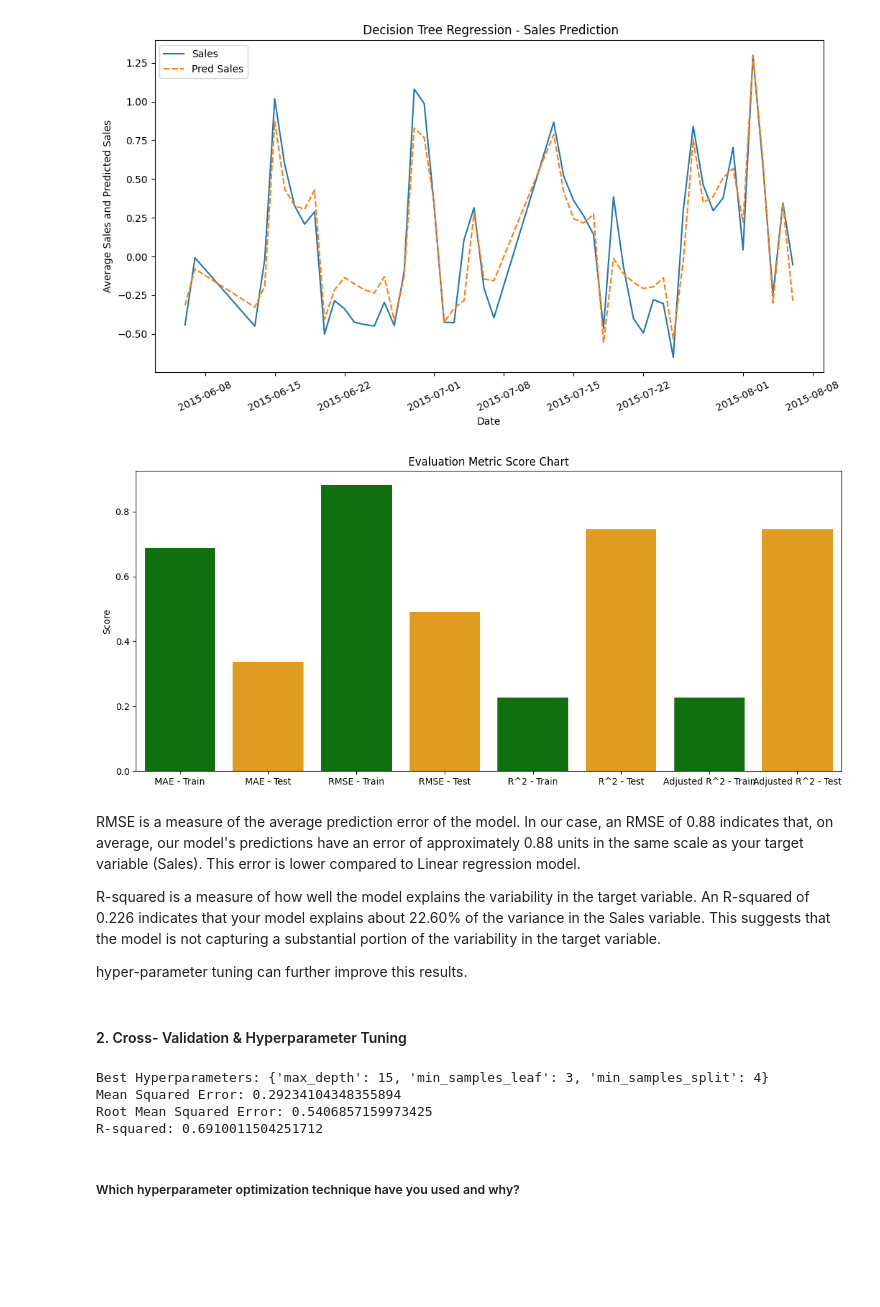
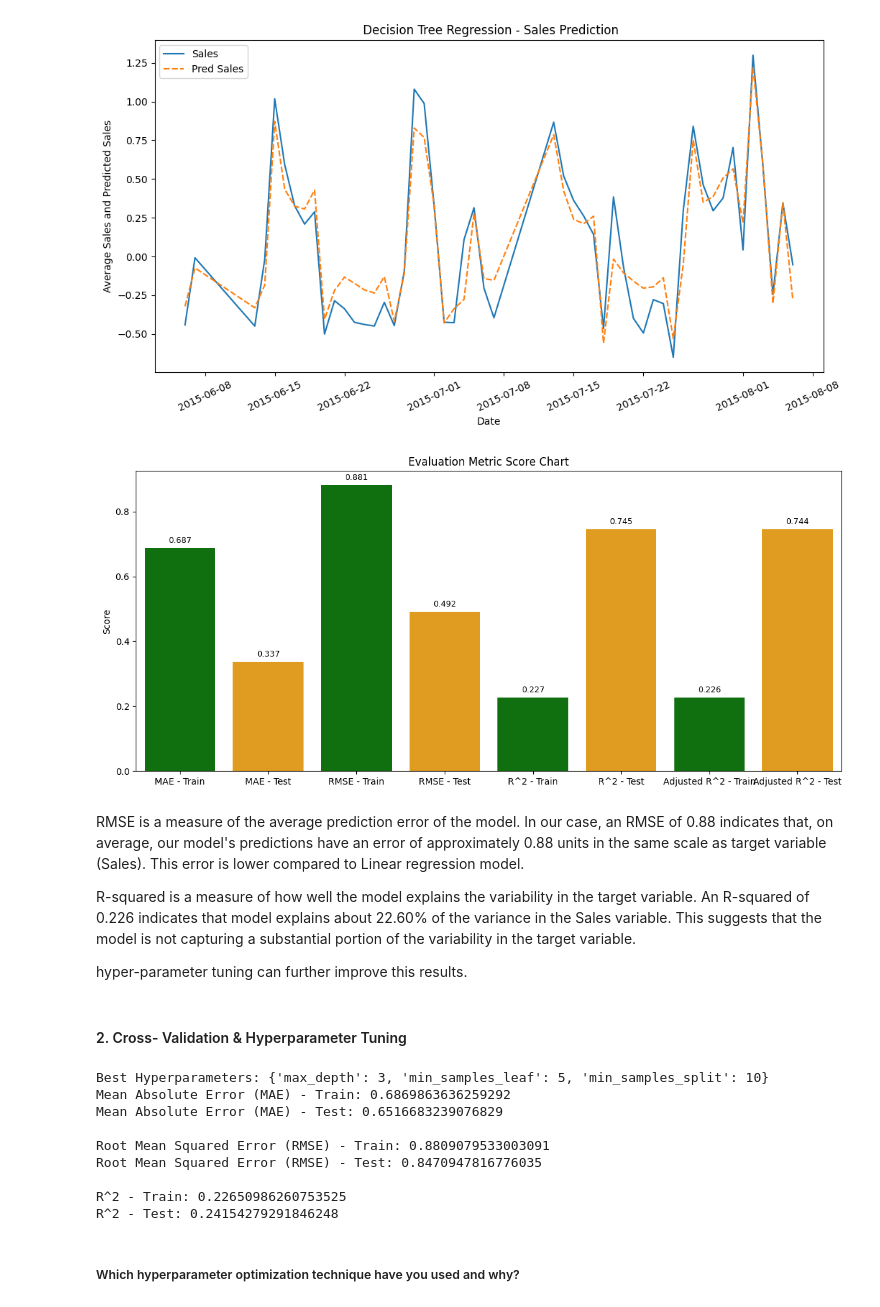
Before and after one commit to satyamkulkarni122/Assignment, a Jupyter notebook: Project_Retail_Sales_Predictions.ipynb, the cells around one changed output. Saved outputs shown, nothing was run; the diff lists cells and outputs as text; code cells hidden in the pictures; blank space fills up the shorter version.

```diff
--- a/Project_Retail_Sales_Predictions.ipynb
+++ b/Project_Retail_Sales_Predictions.ipynb
@@ -1938,30 +1967,34 @@ plt.show()
 # %%
 # Visualizing evaluation Metric Score chart
 metrics_2 = {
     'MAE - Train': {'score': mae_train_2, 'color': 'green'},
     'MAE - Test': {'score': mae_test_2, 'color': 'orange'},
     'RMSE - Train': {'score': rmse_train_2, 'color': 'green'},
     'RMSE - Test': {'score': rmse_test_2, 'color': 'orange'},
     'R^2 - Train': {'score': r2_train_2, 'color': 'green'},
     'R^2 - Test': {'score': r2_test_2, 'color': 'orange'},
     'Adjusted R^2 - Train': {'score': adjusted_r2_train_2, 'color': 'green'},
     'Adjusted R^2 - Test': {'score': adjusted_r2_test_2, 'color': 'orange'}
 }
 
 # Plotting
 plt.figure(figsize=(14, 6))
-sns.barplot(x=list(metrics_2.keys()), y=[metric['score'] for metric in metrics_2.values()], palette=[metric['color'] for metric in metrics_2.values()])
+ax = sns.barplot(x=list(metrics_2.keys()), y=[metric['score'] for metric in metrics_2.values()], palette=[metric['color'] for metric in metrics_2.values()])
 plt.title('Evaluation Metric Score Chart')
 plt.ylabel('Score')
+
+for i, metric in enumerate(metrics_2.values()):
+    ax.text(i, metric['score'] + 0.01, f'{metric["score"]:.3f}', ha='center', va='bottom', fontsize=9, color='black')
+
 plt.show()
 # %% [output]
-[figure, old version]
+[figure, new version]
 # %% [markdown]
 RMSE is a measure of the average prediction error of the model.
-In our case, an RMSE of 0.88 indicates that, on average, our model's predictions have an error of approximately 0.88 units in the same scale as your target variable (Sales). This error is lower compared to Linear regression model.
+In our case, an RMSE of 0.88 indicates that, on average, our model's predictions have an error of approximately 0.88 units in the same scale as target variable (Sales). This error is lower compared to Linear regression model.
 
 R-squared is a measure of how well the model explains the variability in the target variable.
-An R-squared of 0.226 indicates that your model explains about 22.60% of the variance in the Sales variable. This suggests that the model is not capturing a substantial portion of the variability in the target variable.
+An R-squared of 0.226 indicates that model explains about 22.60% of the variance in the Sales variable. This suggests that the model is not capturing a substantial portion of the variability in the target variable.
 
 hyper-parameter tuning can further improve this results.
 # %% [markdown]
@@ -1969,21 +2002,33 @@ hyper-parameter tuning can further improve this results.
 # %%
 # ML Model - 1 Implementation with hyperparameter optimization techniques (i.e., GridSearch CV, RandomSearch CV, Bayesian Optimization etc.)
 # Using Gridsearch CV optimization technique
+# Define a custom scoring function for training MSE
+def train_mse_scorer(estimator, X, y):
+    y_pred = estimator.predict(X)
+    mse = mean_squared_error(y, y_pred)
+    return -mse  # Return negative MSE to minimize during grid search
+
+# Create the decision tree regressor
+regressor = DecisionTreeRegressor()
+
 # Define the hyperparameters you want to tune
 param_grid = {
-    'max_depth': [10, 15],
-    'min_samples_split': [2, 3, 4],
-    'min_samples_leaf': [1, 2, 3]
+    'max_depth': [2, 3],
+    'min_samples_split': [10, 20],
+    'min_samples_leaf': [5, 10]
 }
 
-# Create a DecisionTreeRegressor
-regressor = DecisionTreeRegressor()
+# Instantiate GridSearchCV with the custom scoring function
+grid_search = GridSearchCV(
+    regressor, param_grid, cv=5,
+    scoring=train_mse_scorer,  # Use the custom scoring function
+    refit=False
+)
 
-# Use GridSearchCV to find the best hyperparameters
-grid_search = GridSearchCV(regressor, param_grid, cv=5, scoring='neg_mean_squared_error')
+# Fit the grid search to the data
 grid_search.fit(X_train, y_train)
 
-# Get the best hyperparameters
+# Access the best parameters
 best_params = grid_search.best_params_
 
 # Fit the Algorithm
@@ -1996,18 +2041,35 @@ best_regressor.fit(X_train, y_train)
 y_pred = best_regressor.predict(X_test)
 
 # Evaluate the model
-mse_2 = mean_squared_error(y_test, y_pred)
-rmse_2 = np.sqrt(mse_2)
-r2_2 = r2_score(y_test, y_pred)
+# Calculate RMSE for train and test data
+rmse_train_2 = np.sqrt(mean_squared_error(y_train, model.predict(X_train)))
+rmse_test_2 = np.sqrt(mean_squared_error(y_test, y_pred))
+
+# Calculate R^2 for train and test data
+r2_train_2 = r2_score(y_train, model.predict(X_train))
+r2_test_2 = r2_score(y_test, y_pred)
+
+mae_train_2 = mean_absolute_error(y_train, model.predict(X_train))
+mae_test_2 = mean_absolute_error(y_test, y_pred)
 
 print(f"Best Hyperparameters: {best_params}")
-print(f"Mean Squared Error: {mse_2}")
-print(f"Root Mean Squared Error: {rmse_2}")
-print(f"R-squared: {r2_2}")
+print("Mean Absolute Error (MAE) - Train:", mae_train_2)
+print("Mean Absolute Error (MAE) - Test:", mae_test_2)
+
+print("\nRoot Mean Squared Error (RMSE) - Train:", rmse_train_2)
+print("Root Mean Squared Error (RMSE) - Test:", rmse_test_2)
+
+print("\nR^2 - Train:", r2_train_2)
+print("R^2 - Test:", r2_test_2)
 # %% [output]
-Best Hyperparameters: {'max_depth': 15, 'min_samples_leaf': 3, 'min_samples_split': 4}
-Mean Squared Error: 0.29234104348355894
-Root Mean Squared Error: 0.5406857159973425
-R-squared: 0.6910011504251712
+Best Hyperparameters: {'max_depth': 3, 'min_samples_leaf': 5, 'min_samples_split': 10}
+Mean Absolute Error (MAE) - Train: 0.6869863636259292
+Mean Absolute Error (MAE) - Test: 0.6516683239076829
+
+Root Mean Squared Error (RMSE) - Train: 0.8809079533003091
+Root Mean Squared Error (RMSE) - Test: 0.8470947816776035
+
+R^2 - Train: 0.22650986260753525
+R^2 - Test: 0.24154279291846248
 # %% [markdown]
 ##### Which hyperparameter optimization technique have you used and why?
```
Also changed, not shown: parts of 49 cells of this notebook.
